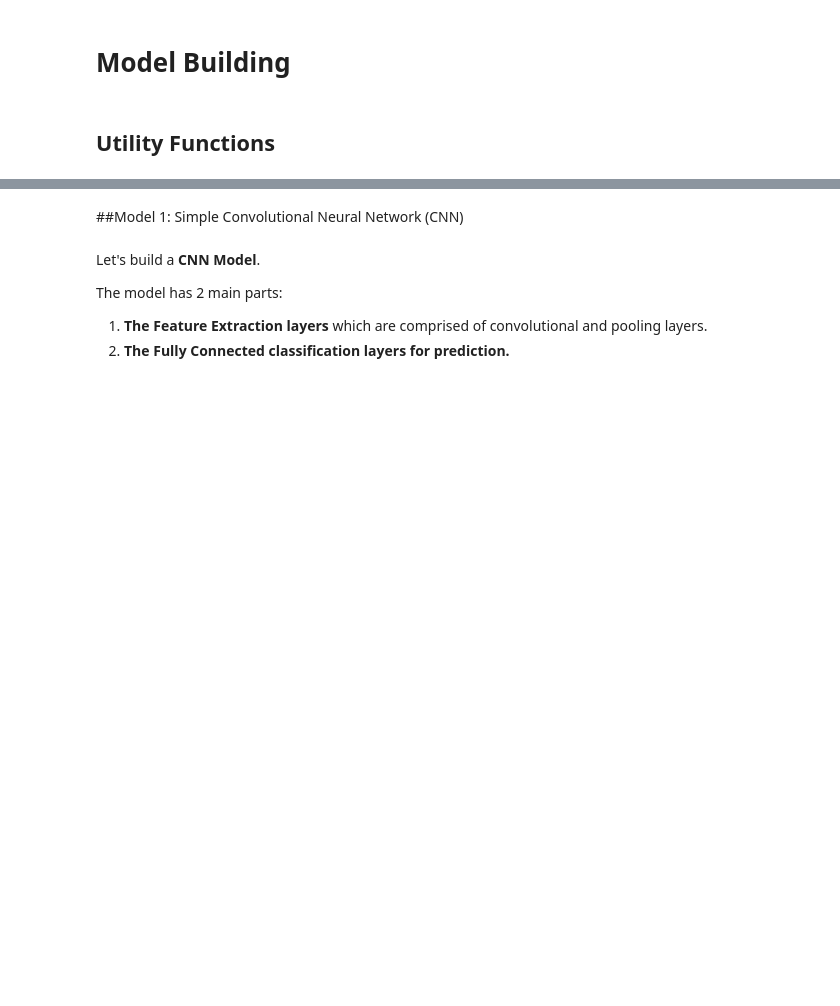
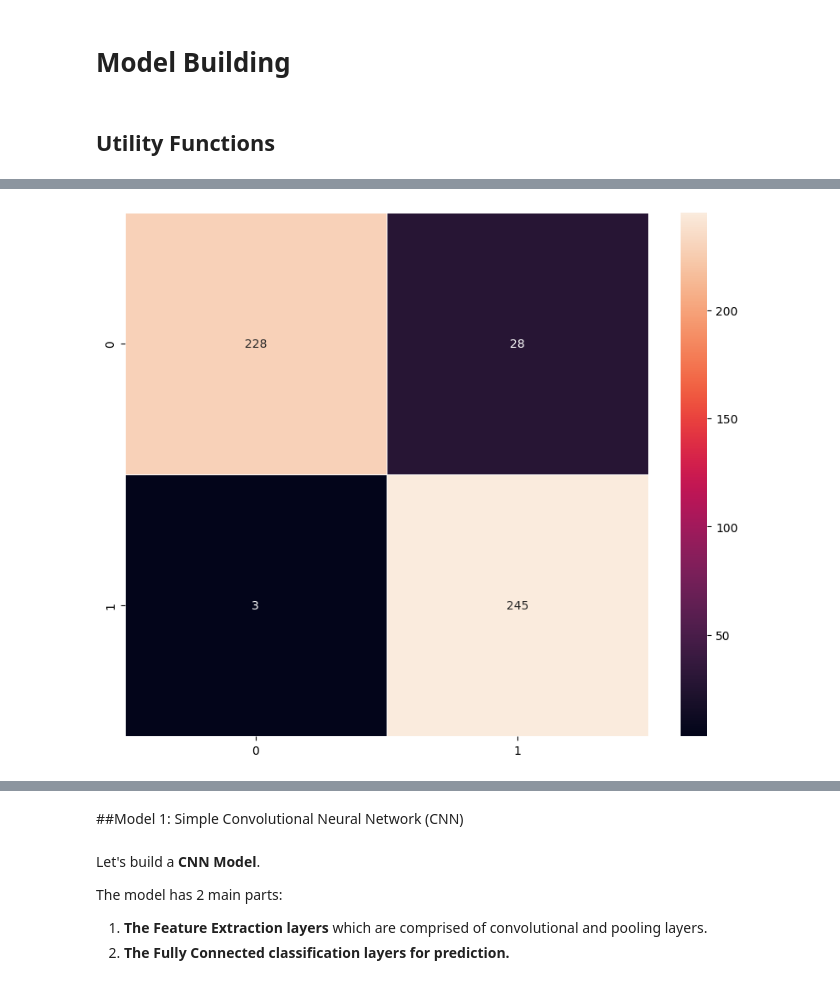
Before and after one commit to singh00in/AIML_New, a Jupyter notebook: ComputerVision/Project/HelmNet_Low_Code.ipynb, the cells around one changed output, grey strips where cells are left out. Drawn from its saved outputs; the diff is of its cells as text; code cells hidden in the pictures; blank space fills up the shorter version.

```diff
--- a/ComputerVision/Project/HelmNet_Low_Code.ipynb
+++ b/ComputerVision/Project/HelmNet_Low_Code.ipynb
@@ -299,0 +652,3 @@ def plot_confusion_matrix(model,predictors,target,ml=False):
+# %%
+plot_confusion_matrix(model_1_C,X_train_normalized,y_train)
+# %% [output]
@@ -299,0 +656 @@ def plot_confusion_matrix(model,predictors,target,ml=False):
+[figure, added]
```
Also changed, not shown: parts of 227 cells of this notebook.
